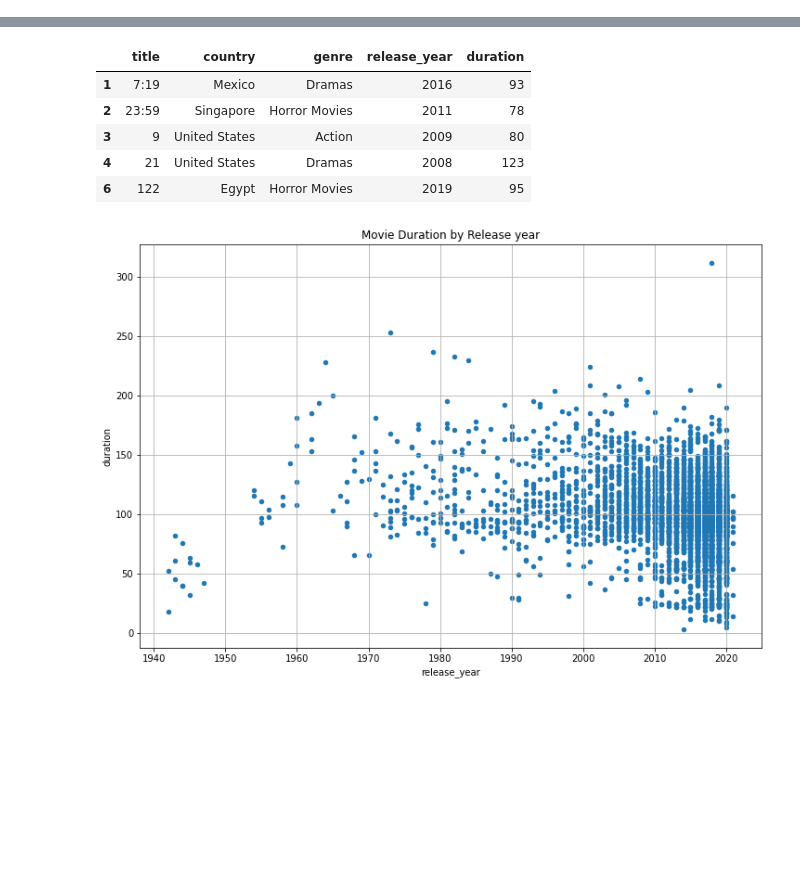
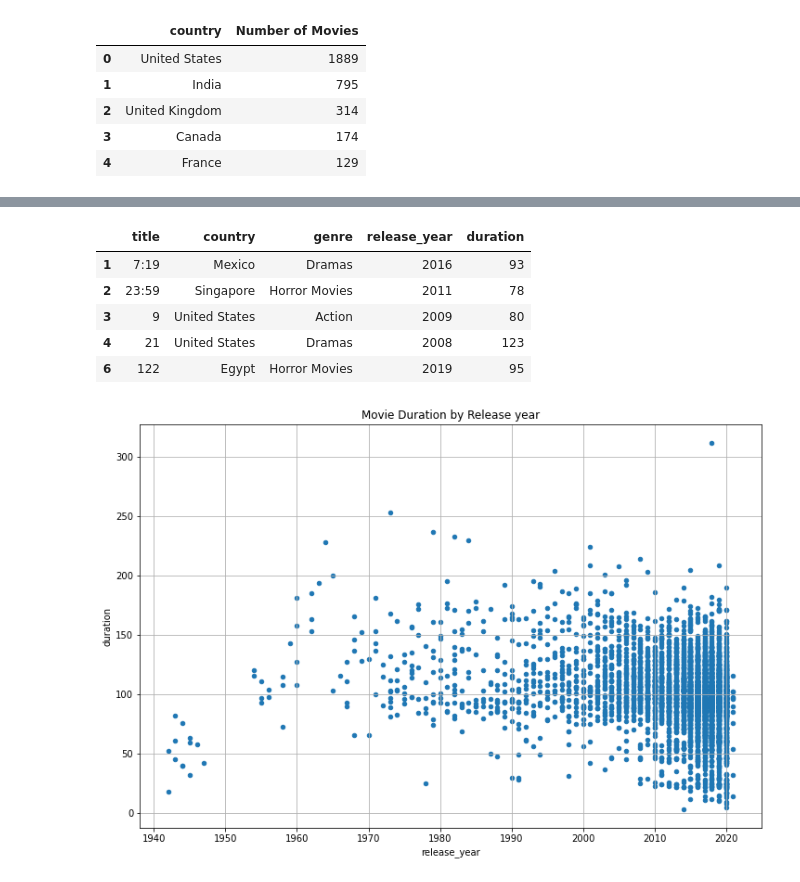
Before and after one commit to idealidler/Analyzing-netflix-movies-data, a Jupyter notebook: Netflix_notebook.ipynb, the cells around one changed output, grey strips where cells are left out. Cells and saved outputs as stored; diff of their text form; code cells hidden in the pictures; blank space fills up the shorter version.

```diff
--- a/Netflix_notebook.ipynb
+++ b/Netflix_notebook.ipynb
@@ -17,0 +44,15 @@ netflix_movies_col_subset = data_movies_only[['title','country','genre','release
+# %%
+data_g = my_data[my_data['release_year'] >2000]
+# %%
+data_gp = data_g.pivot_table(columns=['country'], aggfunc='size')
+a1 = data_gp.sort_values(ascending = False)
+df = a1.to_frame().reset_index()
+df.rename(columns = {0:'Number of Movies'}, inplace = True)
+df.head()
+# %% [output]
+|  | country | Number of Movies |
+| 0 | United States | 1889 |
+| 1 | India | 795 |
+| 2 | United Kingdom | 314 |
+| 3 | Canada | 174 |
+| 4 | France | 129 |
```
Also changed, not shown: parts of 14 cells of this notebook.
